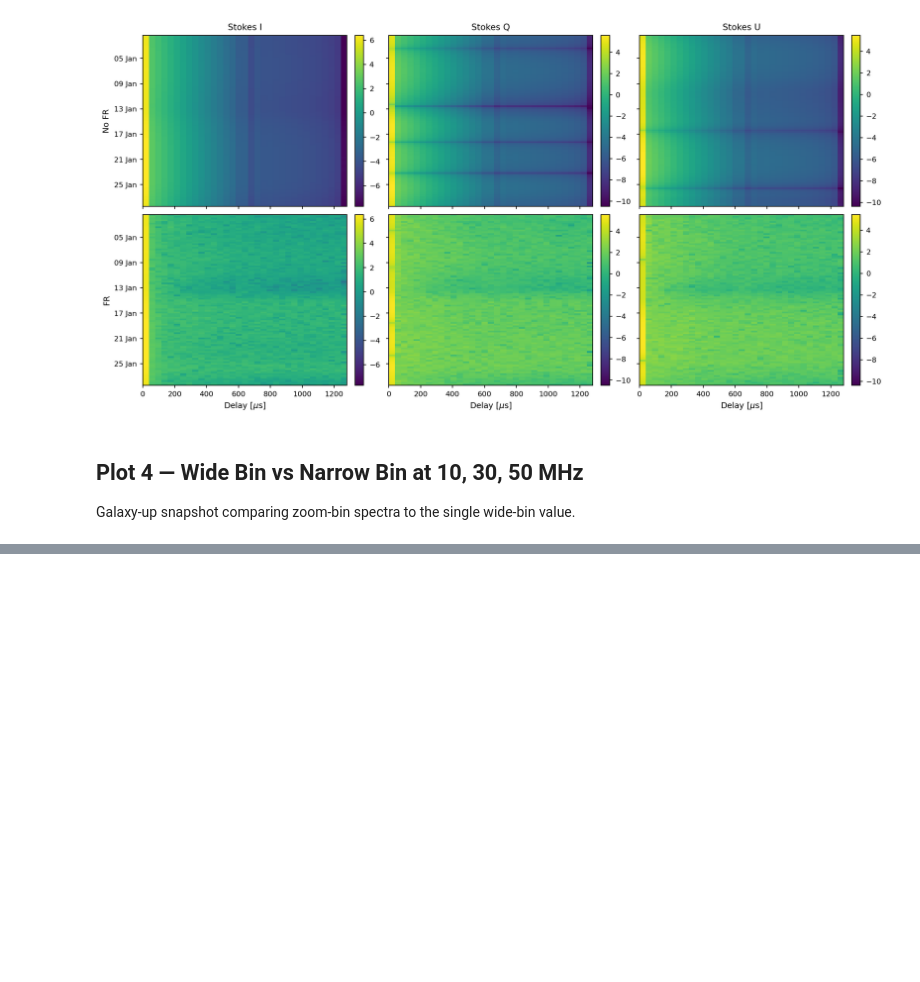
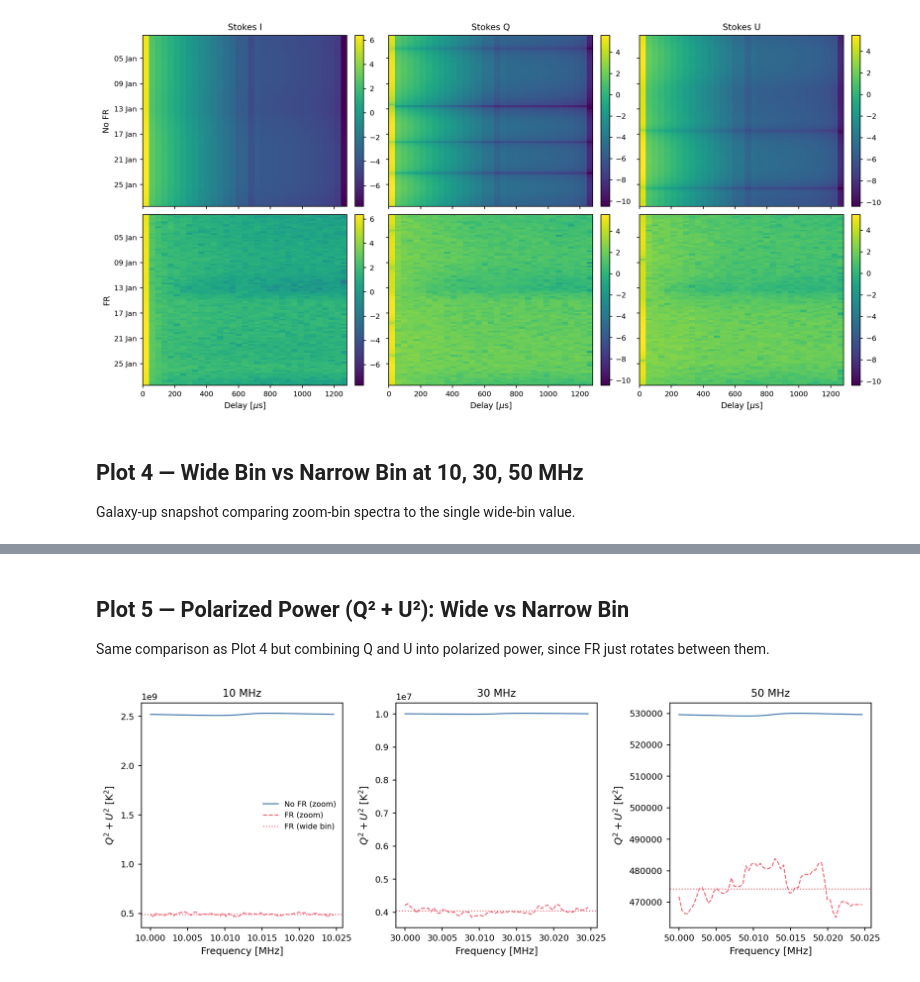
Before and after one commit to christianhbye/lusee_faraday, a Jupyter notebook: notebooks/faraday_results.ipynb, the cells around one changed output, grey strips where cells are left out. Cells and saved outputs as stored; diff of their text form; code cells hidden in the pictures; blank space fills up the shorter version.

```diff
--- a/notebooks/faraday_results.ipynb
+++ b/notebooks/faraday_results.ipynb
@@ -211,0 +211,30 @@ plt.show()
+# %% [markdown]
+## Plot 5 — Polarized Power (Q² + U²): Wide vs Narrow Bin
+
+Same comparison as Plot 4 but combining Q and U into polarized power, since FR just rotates between them.
+# %%
+fig, axs = plt.subplots(1, 3, figsize=(10, 3.5), constrained_layout=True)
+
+for i, freq in enumerate([10, 30, 50]):
+    ax = axs[i]
+    d = sims[freq]
+    fz = d["freqs_zoom"]
+    ig = int(d["i_gal"])
+
+    # Polarized power Q^2 + U^2
+    P2_noFR = d["pQ_noFR_zoom"][ig]**2 + d["pU_noFR_zoom"][ig]**2
+    P2_FR = d["pQ_FR_zoom"][ig]**2 + d["pU_FR_zoom"][ig]**2
+    P2_wconv = d["pQ_FR_wconv"][0, 32]**2 + d["pU_FR_wconv"][0, 32]**2
+
+    ax.plot(fz, P2_noFR, color=BLUE, ls="-", lw=1, label="No FR (zoom)")
+    ax.plot(fz, P2_FR, color=RED, ls="--", lw=1, label="FR (zoom)")
+    ax.axhline(P2_wconv, color=RED, ls=":", lw=1, label="FR (wide bin)")
+
+    ax.set_title(f"{freq} MHz")
+    ax.set_xlabel("Frequency [MHz]")
+    ax.set_ylabel(r"$Q^2 + U^2$ [K$^2$]")
+
+axs[0].legend(frameon=False, fontsize=7)
+plt.show()
+# %% [output]
+[figure, added]
```
Also changed, not shown: parts of 1 cell of this notebook.
